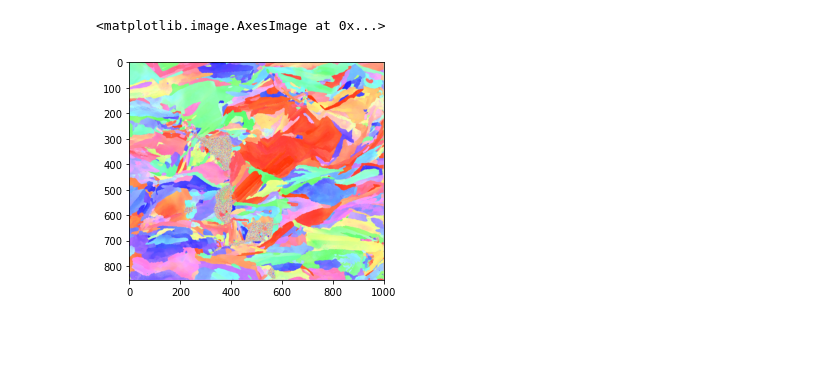
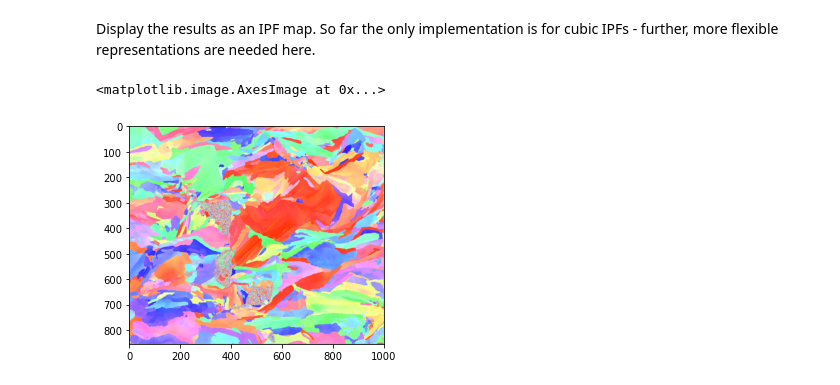
Before and after one commit to USNavalResearchLaboratory/PyEBSDIndex, a Jupyter notebook: src/ebsd_index_demo.ipynb, the cells around one changed output. Cells and saved outputs as stored; diff of their text form; code cells hidden in the pictures; blank space fills up the shorter version.

```diff
--- a/src/ebsd_index_demo.ipynb
+++ b/src/ebsd_index_demo.ipynb
@@ -14,3 +59,3 @@ imshape = (indxer.fID.nRows, indxer.fID.nCols)
 # %%
-dat = ebsd_index.index_pats_distributed(filename = file,patStart = 0, patEnd = -1, chunksize = 1008, ncpu = 20, ebsd_indexer_obj = indxer)
+data = ebsd_index.index_pats_distributed(filename = file,patstart = 0, npats = -1, chunksize = 768, ncpu = 28, ebsd_indexer_obj = indxer)
 # %% [output]
@@ -19,5 +64,7 @@ Completed:  853776  --  854784   PPS: 14783;12162    100% 73;0 running;remaining
-# %%
- ipfim = ipfcolor.ipf_color_cubic(dat['quat']).reshape(imshape[0],imshape[1],3); plt.imshow(ipfim)
-# %% [output]
-<matplotlib.image.AxesImage at 0x...>
-[figure, removed]
+# %% [markdown]
+Display the results as an IPF map.  So far the only implementation is for cubic IPFs - further, more flexible representations are needed here.
+# %%
+ ipfim = ipfcolor.qu2ipf_cubic(data[-1]['quat']).reshape(imshape[0],imshape[1],3); plt.imshow(ipfim)
+# %% [output]
+<matplotlib.image.AxesImage at 0x...>
+[figure, added]
```
Also changed, not shown: parts of 26 cells of this notebook, 2 other files.
